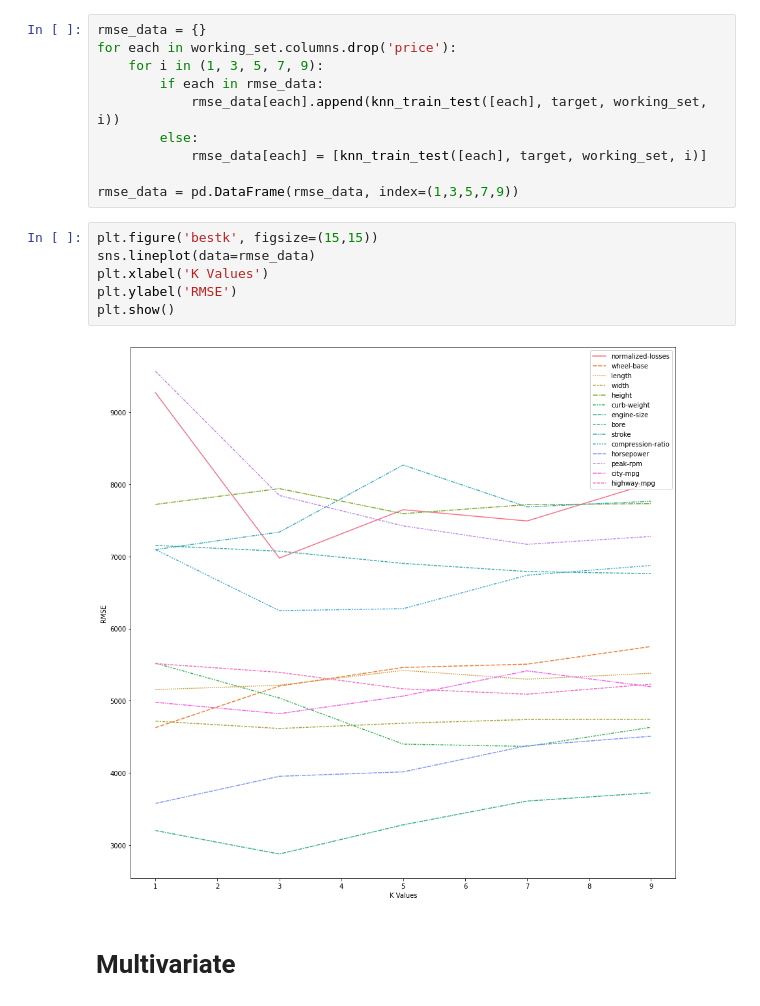
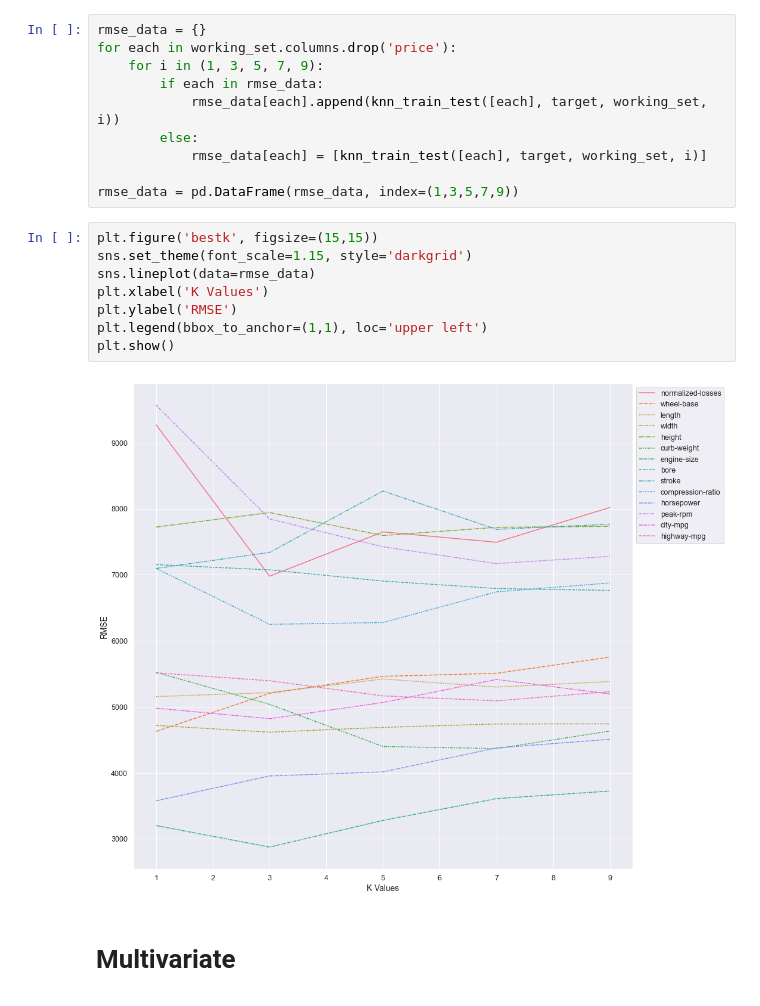
Before and after one commit to chouwwa/Predicting-Car-Prices, a Jupyter notebook: Predicting Car Prices.ipynb, the cells around one changed output. Saved outputs shown, nothing was run; the diff lists cells and outputs as text.

```diff
--- a/Predicting Car Prices.ipynb
+++ b/Predicting Car Prices.ipynb
@@ -176,12 +176,14 @@ for each in working_set.columns.drop('price'):
 rmse_data = pd.DataFrame(rmse_data, index=(1,3,5,7,9))
 # %%
 plt.figure('bestk', figsize=(15,15))
+sns.set_theme(font_scale=1.15, style='darkgrid')
 sns.lineplot(data=rmse_data)
 plt.xlabel('K Values')
 plt.ylabel('RMSE')
+plt.legend(bbox_to_anchor=(1,1), loc='upper left')
 plt.show()
 # %% [output]
-[figure, old version]
+[figure, new version]
 # %% [markdown]
 # Multivariate
 # %%
```
Also changed, not shown: parts of 8 cells of this notebook.
